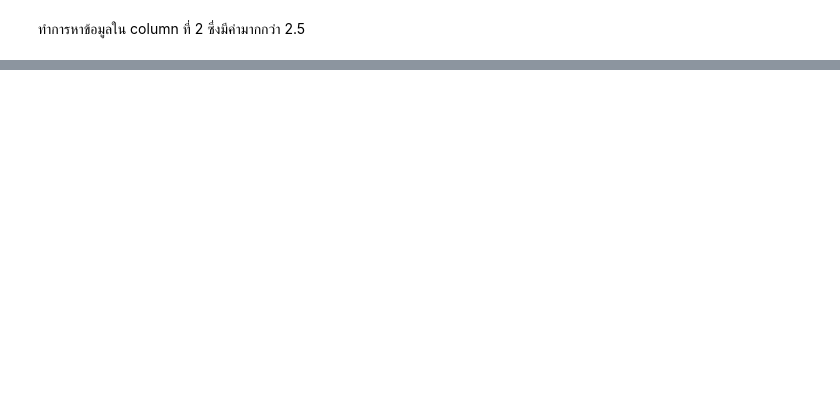
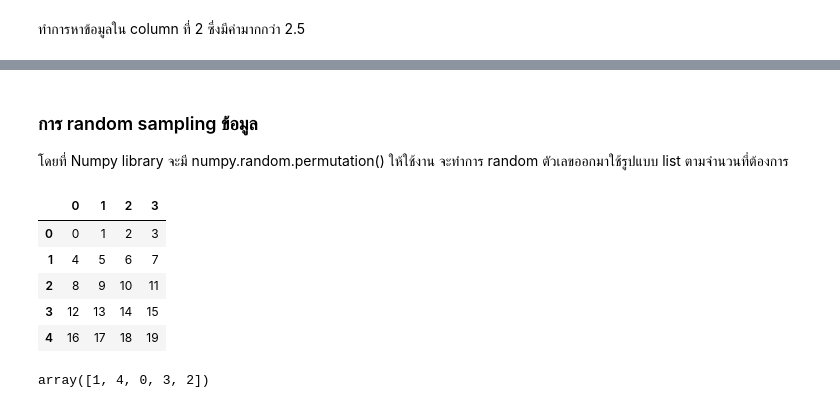
Before and after one commit to up1/course-basic-python, a Jupyter notebook: notebook/data_cleaning_and_preparation.ipynb, the cells around one changed output, grey strips where cells are left out. Cells and saved outputs as stored; diff of their text form; code cells hidden in the pictures; blank space fills up the shorter version.

```diff
--- a/notebook/data_cleaning_and_preparation.ipynb
+++ b/notebook/data_cleaning_and_preparation.ipynb
@@ -506,0 +547,21 @@ Name: 2, dtype: float64
+# %% [markdown]
+### การ random sampling ข้อมูล
+
+โดยที่ Numpy library จะมี numpy.random.permutation() ให้ใช้งาน จะทำการ random ตัวเลขออกมาใช้รูปแบบ list ตามจำนวนที่ต้องการ
+# %%
+# Create DataFrame
+data = pd.DataFrame(np.arange(5 * 4).reshape((5, 4)))
+data
+# %% [output]
+|  | 0 | 1 | 2 | 3 |
+| 0 | 0 | 1 | 2 | 3 |
+| 1 | 4 | 5 | 6 | 7 |
+| 2 | 8 | 9 | 10 | 11 |
+| 3 | 12 | 13 | 14 | 15 |
+| 4 | 16 | 17 | 18 | 19 |
+# %%
+# ทำการ random ตัวเลข สำหรับเลือก index ใน DataFrame
+sampler = np.random.permutation(5)
+sampler
+# %% [output]
+array([1, 4, 0, 3, 2])
```
Also changed, not shown: parts of 9 cells of this notebook.
